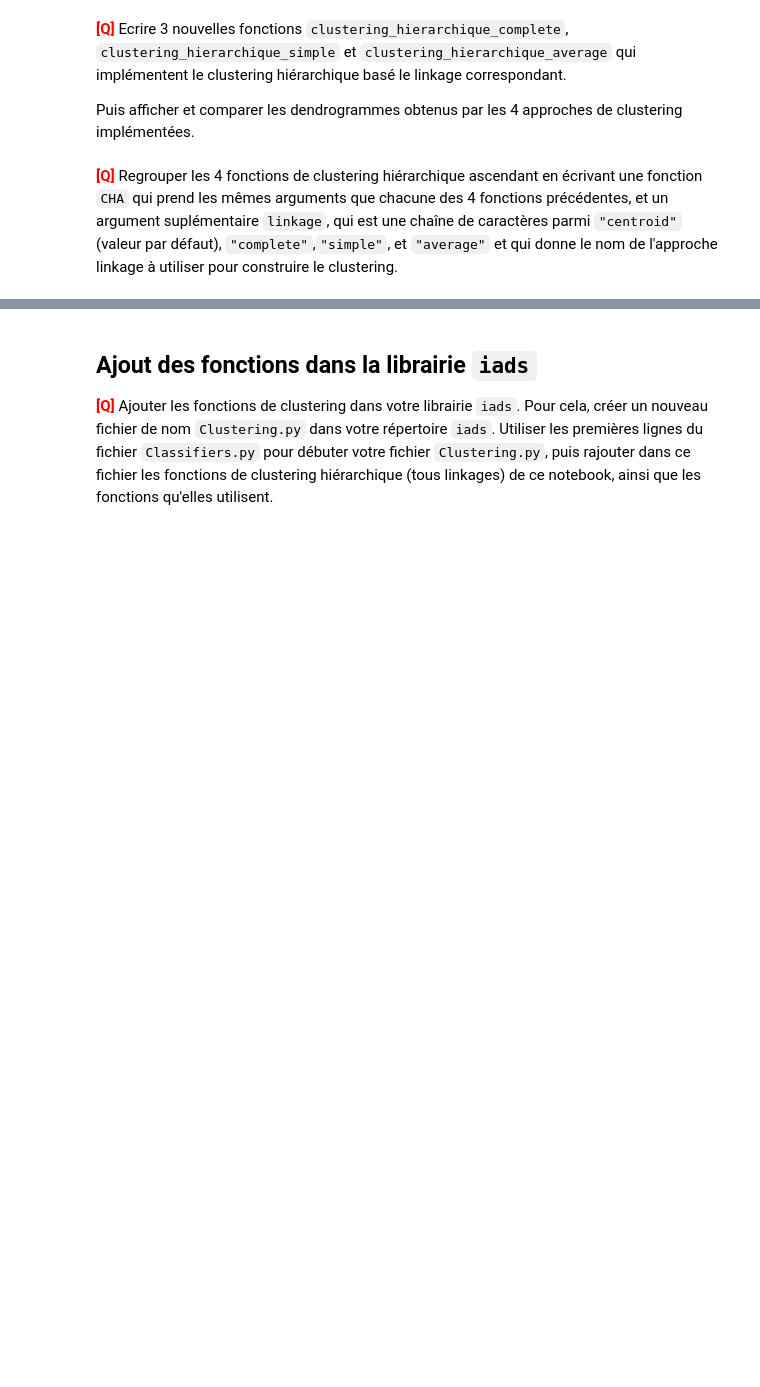
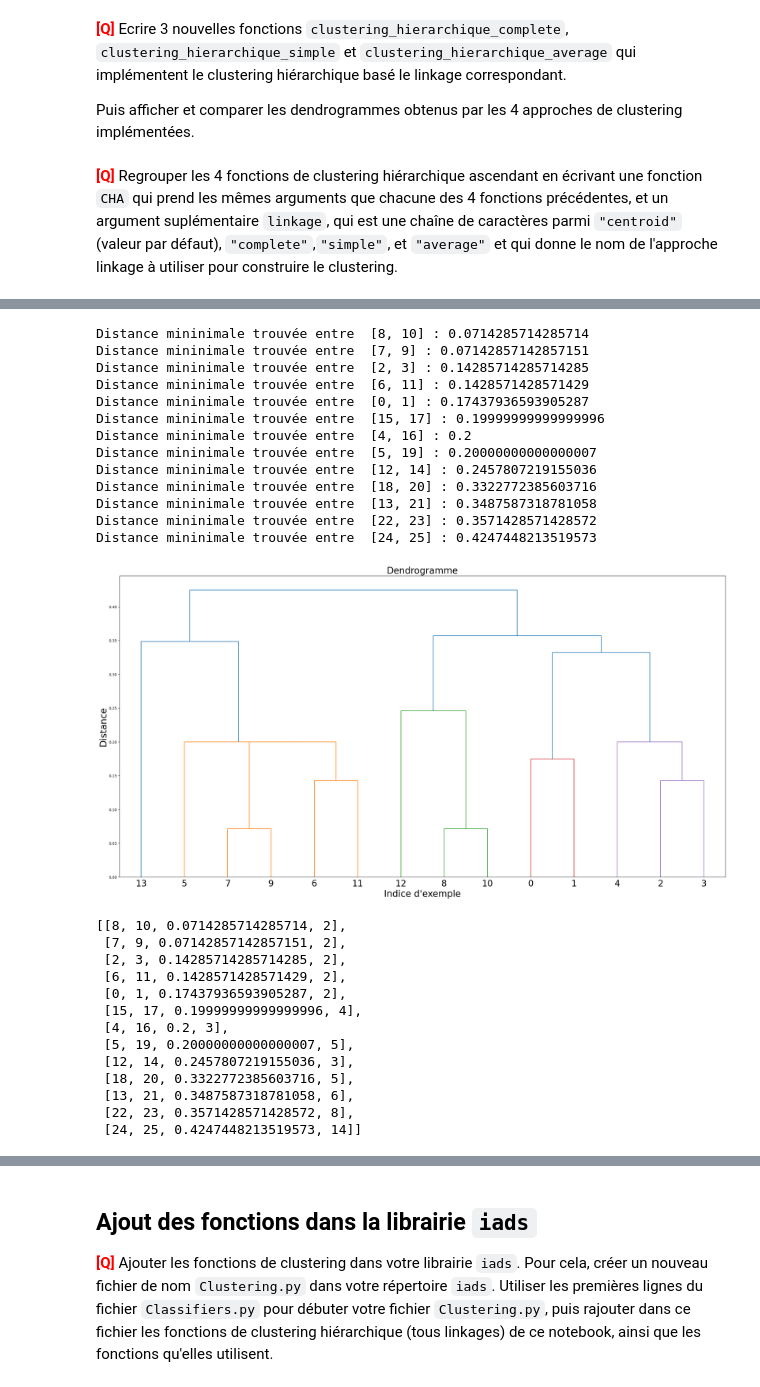
Before and after one commit to ilyesdjerfaf/Sciences-des-Donnees---LU3IN026, a Jupyter notebook: tme-08/tme-08_DJERFAF_TAFOUGHALT.ipynb, the cells around one changed output, grey strips where cells are left out. Drawn from its saved outputs; the diff is of its cells as text; code cells hidden in the pictures; blank space fills up the shorter version.

```diff
--- a/tme-08/tme-08_DJERFAF_TAFOUGHALT.ipynb
+++ b/tme-08/tme-08_DJERFAF_TAFOUGHALT.ipynb
@@ -490,0 +589,30 @@ def CHA(DF,linkage='centroid', verbose=False,dendrogramme=False):
+# %%
+CHA(data_2D_norm,linkage='simple',verbose=True,dendrogramme=True)
+# %% [output]
+Distance mininimale trouvée entre  [8, 10] : 0.0714285714285714
+Distance mininimale trouvée entre  [7, 9] : 0.07142857142857151
+Distance mininimale trouvée entre  [2, 3] : 0.14285714285714285
+Distance mininimale trouvée entre  [6, 11] : 0.1428571428571429
+Distance mininimale trouvée entre  [0, 1] : 0.17437936593905287
+Distance mininimale trouvée entre  [15, 17] : 0.19999999999999996
+Distance mininimale trouvée entre  [4, 16] : 0.2
+Distance mininimale trouvée entre  [5, 19] : 0.20000000000000007
+Distance mininimale trouvée entre  [12, 14] : 0.2457807219155036
+Distance mininimale trouvée entre  [18, 20] : 0.3322772385603716
+Distance mininimale trouvée entre  [13, 21] : 0.3487587318781058
+Distance mininimale trouvée entre  [22, 23] : 0.3571428571428572
+Distance mininimale trouvée entre  [24, 25] : 0.4247448213519573
+[figure, added]
+[[8, 10, 0.0714285714285714, 2],
+ [7, 9, 0.07142857142857151, 2],
+ [2, 3, 0.14285714285714285, 2],
+ [6, 11, 0.1428571428571429, 2],
+ [0, 1, 0.17437936593905287, 2],
+ [15, 17, 0.19999999999999996, 4],
+ [4, 16, 0.2, 3],
+ [5, 19, 0.20000000000000007, 5],
+ [12, 14, 0.2457807219155036, 3],
+ [18, 20, 0.3322772385603716, 5],
+ [13, 21, 0.3487587318781058, 6],
+ [22, 23, 0.3571428571428572, 8],
+ [24, 25, 0.4247448213519573, 14]]
```
Also changed, not shown: parts of 14 cells of this notebook, 1 other file.
